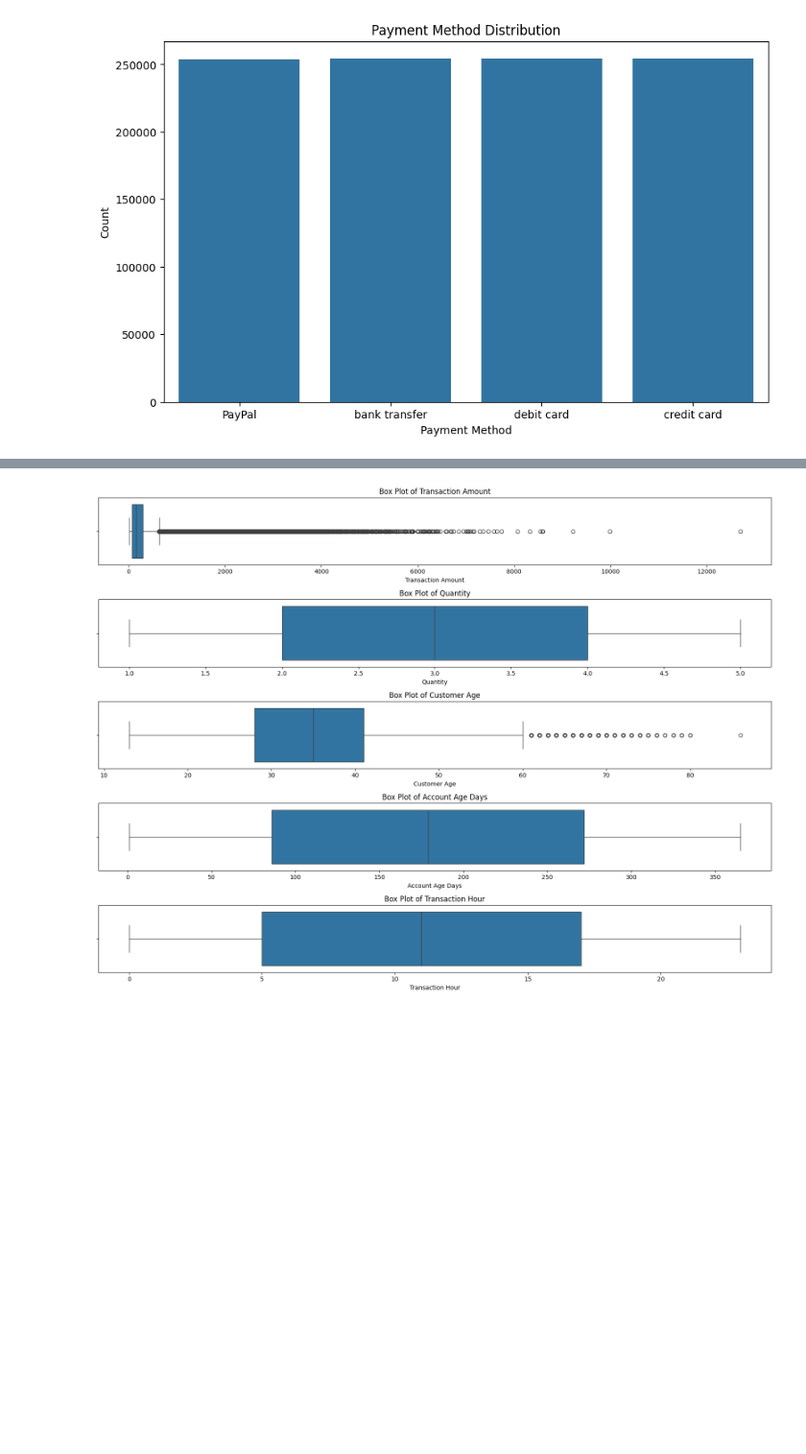
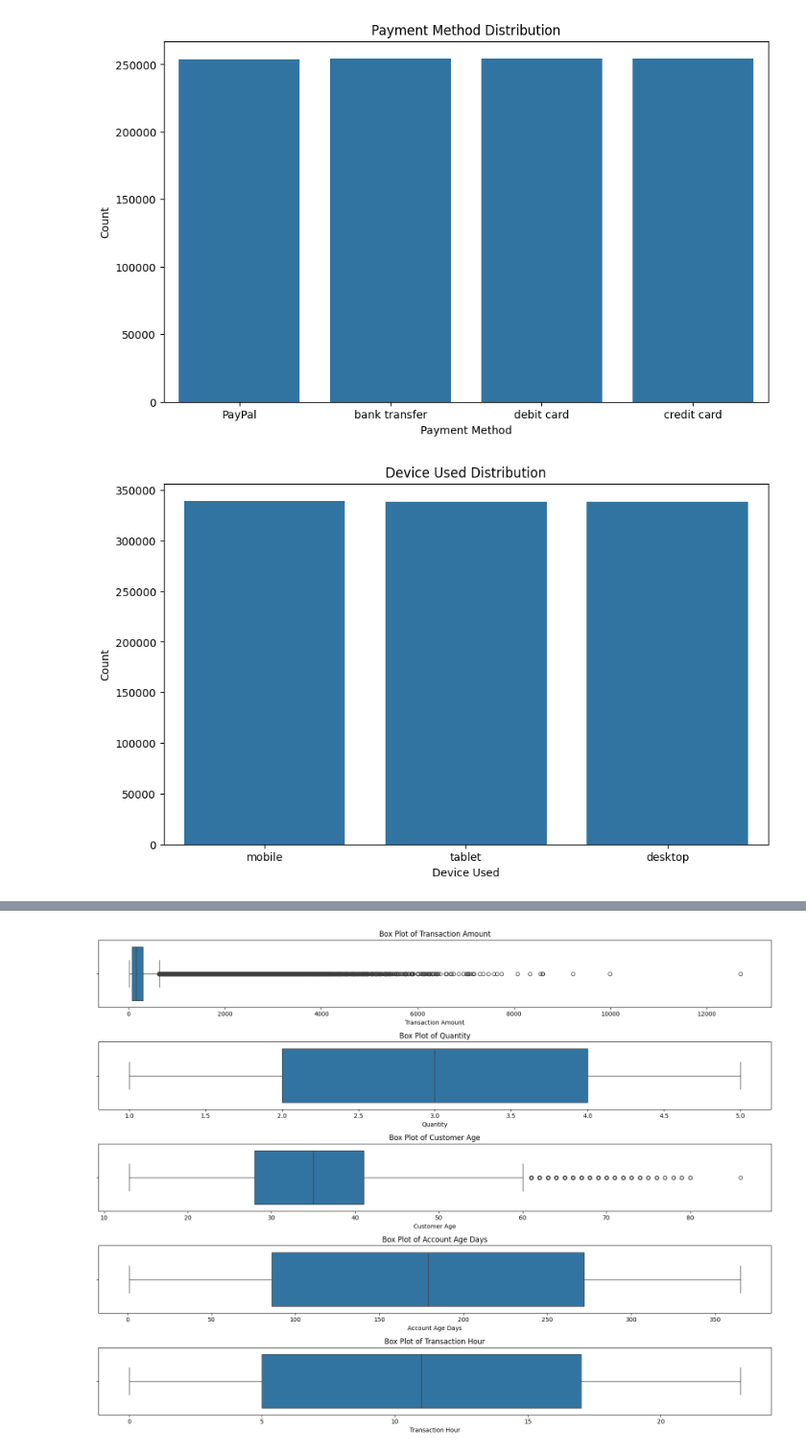
Before and after one commit to shawncch/bt4012_Group28, a Jupyter notebook: Group28_BT4012_EDA.ipynb, the cells around one changed output, grey strips where cells are left out. Shown: that part at 96% size. Drawn from its saved outputs; the diff is of its cells as text; code cells hidden in the pictures; blank space fills up the shorter version.

```diff
--- a/Group28_BT4012_EDA.ipynb
+++ b/Group28_BT4012_EDA.ipynb
@@ -240,3 +240,13 @@ plt.ylabel('Count')
 plt.show()
 # %% [output]
 [figure]
+# %%
+# Device Used Distribution
+plt.figure(figsize=(10, 6))
+sns.countplot(data=train, x='Device Used')
+plt.title('Device Used Distribution')
+plt.xlabel('Device Used')
+plt.ylabel('Count')
+plt.show()
+# %% [output]
+[figure, added]
```
Also changed, not shown: parts of 1 cell of this notebook.
